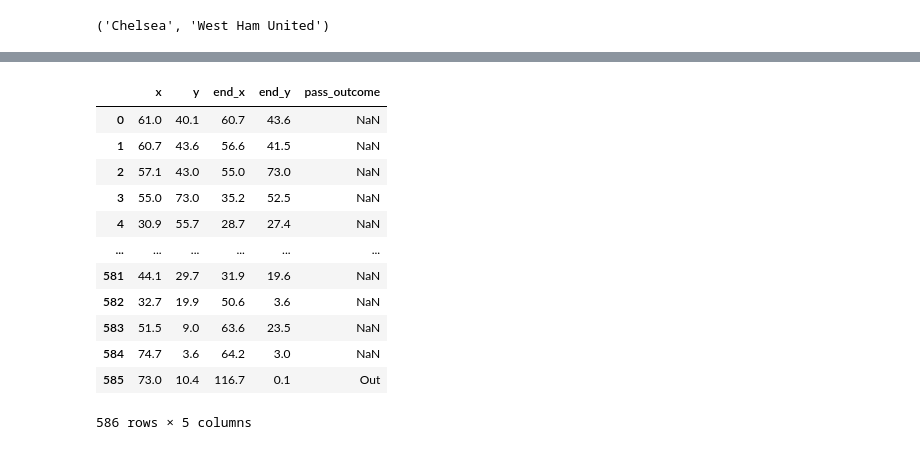
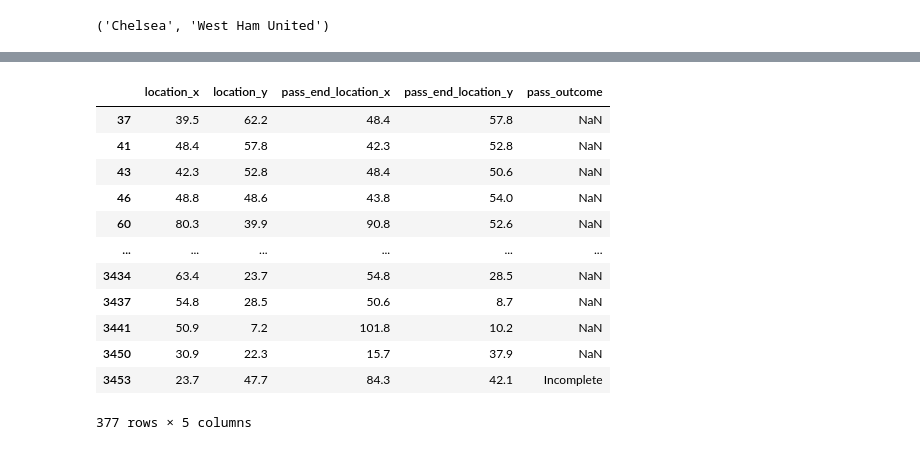
Before and after one commit to Amirparsa-Sal/Football-Tactical-Pattern-Recognition, a Jupyter notebook: notebooks/mpl_soccer_pass_map.ipynb, the cells around one changed output, grey strips where cells are left out. Saved outputs shown, nothing was run; the diff lists cells and outputs as text; code cells hidden in the pictures.

```diff
--- a/notebooks/mpl_soccer_pass_map.ipynb
+++ b/notebooks/mpl_soccer_pass_map.ipynb
@@ -17,28 +31,0 @@ mask_team1 = (df.type == 'Pass') & (df.team == team2)
-# %%
-df_pass = df.loc[mask_team1, ['location', 'pass_end_location', 'pass_outcome']]
-df_pass_new = pd.DataFrame({}, columns=['x', 'y', 'end_x', 'end_y', 'pass_outcome'])
-
-for i in range(len(df_pass)):
-    x, y = df_pass.iloc[i]['location'][1:-1].replace(' ', '').split(',')
-    end_x, end_y = df_pass.iloc[i]['pass_end_location'][1:-1].replace(' ', '').split(',')
-    new_row = pd.DataFrame([[float(x), float(y), float(end_x), float(end_y), df_pass.iloc[i]['pass_outcome']]],
-                            columns=['x', 'y', 'end_x', 'end_y', 'pass_outcome'])
-    df_pass_new = pd.concat((df_pass_new, new_row))
-
-df_pass = df_pass_new
-df_pass = df_pass.reset_index(drop=True)
-df_pass
-# %% [output]
-|  | x | y | end_x | end_y | pass_outcome |
-| 0 | 61.0 | 40.1 | 60.7 | 43.6 | NaN |
-| 1 | 60.7 | 43.6 | 56.6 | 41.5 | NaN |
-| 2 | 57.1 | 43.0 | 55.0 | 73.0 | NaN |
-| 3 | 55.0 | 73.0 | 35.2 | 52.5 | NaN |
-| 4 | 30.9 | 55.7 | 28.7 | 27.4 | NaN |
-| ... | ... | ... | ... | ... | ... |
-| 581 | 44.1 | 29.7 | 31.9 | 19.6 | NaN |
-| 582 | 32.7 | 19.9 | 50.6 | 3.6 | NaN |
-| 583 | 51.5 | 9.0 | 63.6 | 23.5 | NaN |
-| 584 | 74.7 | 3.6 | 64.2 | 3.0 | NaN |
-| 585 | 73.0 | 10.4 | 116.7 | 0.1 | Out |
-586 rows × 5 columns
@@ -45,3 +46,21 @@ df_pass
+# %%
+df_pass = df.loc[mask_team1, ['location', 'pass_end_location', 'pass_outcome']]
+df_pass = split_locations(df_pass, location_columns=['location', 'pass_end_location'])
+df_pass
+# %% [output]
+|  | location_x | location_y | pass_end_location_x | pass_end_location_y | pass_outcome |
+| 37 | 39.5 | 62.2 | 48.4 | 57.8 | NaN |
+| 41 | 48.4 | 57.8 | 42.3 | 52.8 | NaN |
+| 43 | 42.3 | 52.8 | 48.4 | 50.6 | NaN |
+| 46 | 48.8 | 48.6 | 43.8 | 54.0 | NaN |
+| 60 | 80.3 | 39.9 | 90.8 | 52.6 | NaN |
+| ... | ... | ... | ... | ... | ... |
+| 3434 | 63.4 | 23.7 | 54.8 | 28.5 | NaN |
+| 3437 | 54.8 | 28.5 | 50.6 | 8.7 | NaN |
+| 3441 | 50.9 | 7.2 | 101.8 | 10.2 | NaN |
+| 3450 | 30.9 | 22.3 | 15.7 | 37.9 | NaN |
+| 3453 | 23.7 | 47.7 | 84.3 | 42.1 | Incomplete |
+377 rows × 5 columns
 # %%
 df_pass.info()
 # %% [output]
```
Also changed, not shown: parts of 6 cells of this notebook, 1 other file.
